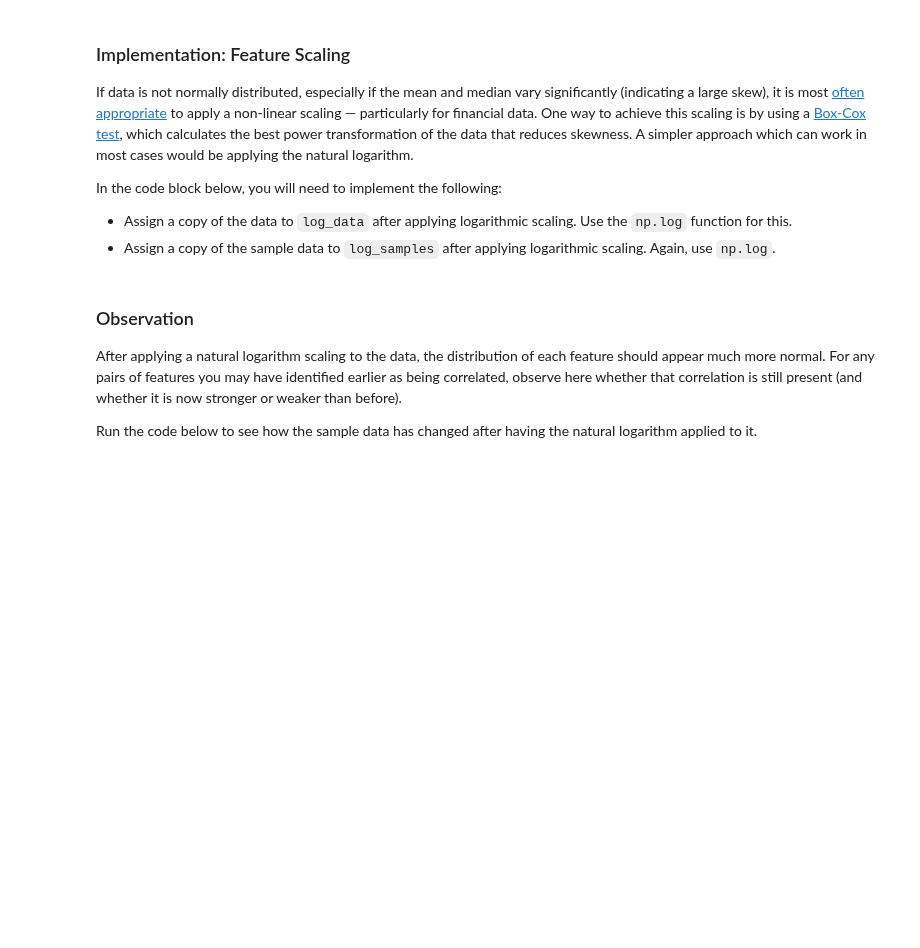
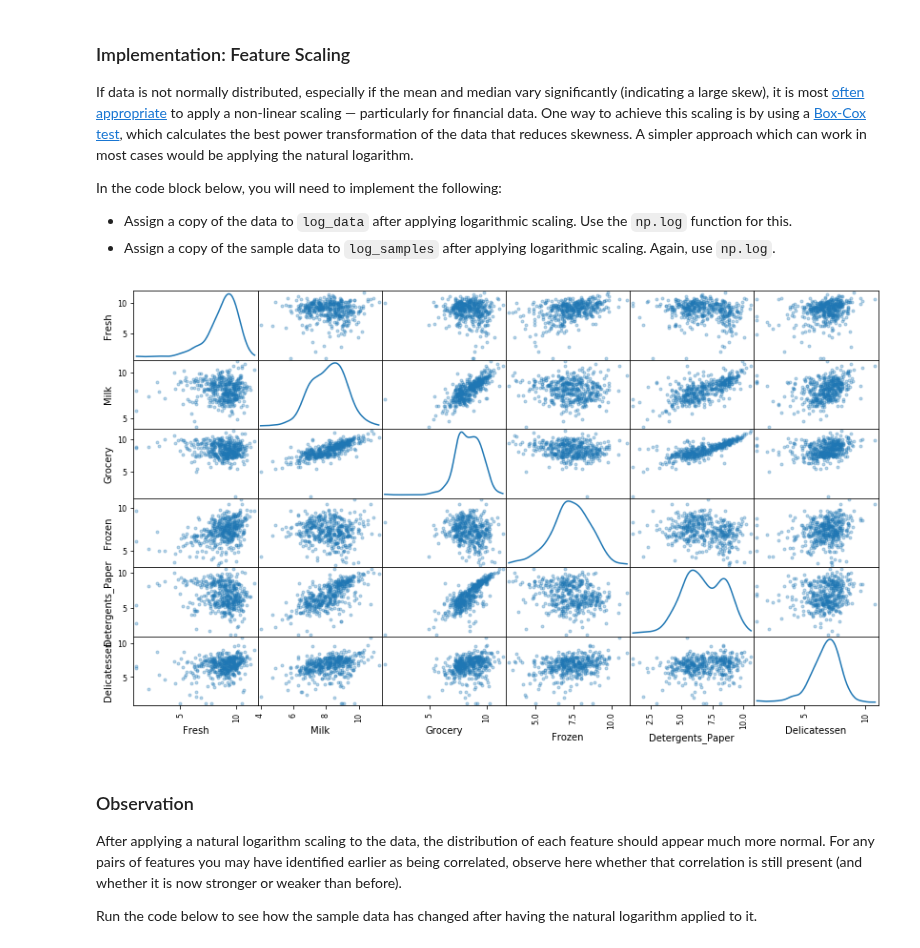
Before and after one commit to fellipetenorio/Nanodegree-Machine-Learning, a Jupyter notebook: customer_segments/customer_segments.ipynb, the cells around one changed output. Drawn from its saved outputs; the diff is of its cells as text; code cells hidden in the pictures; blank space fills up the shorter version.

```diff
--- a/customer_segments/customer_segments.ipynb
+++ b/customer_segments/customer_segments.ipynb
@@ -167,13 +167,15 @@ In the code block below, you will need to implement the following:
  - Assign a copy of the sample data to `log_samples` after applying logarithmic scaling. Again, use `np.log`.
 # %%
 # TODO: Scale the data using the natural logarithm
-log_data = None
+log_data = np.log(pd.DataFrame.copy(data))
 
 # TODO: Scale the sample data using the natural logarithm
-log_samples = None
+log_samples = np.log(pd.DataFrame.copy(samples))
 
 # Produce a scatter matrix for each pair of newly-transformed features
 pd.scatter_matrix(log_data, alpha = 0.3, figsize = (14,8), diagonal = 'kde');
+# %% [output]
+[figure, added]
 # %% [markdown]
 ### Observation
 After applying a natural logarithm scaling to the data, the distribution of each feature should appear much more normal. For any pairs of features you may have identified earlier as being correlated, observe here whether that correlation is still present (and whether it is now stronger or weaker than before).
```
Also changed, not shown: parts of 4 cells of this notebook.
